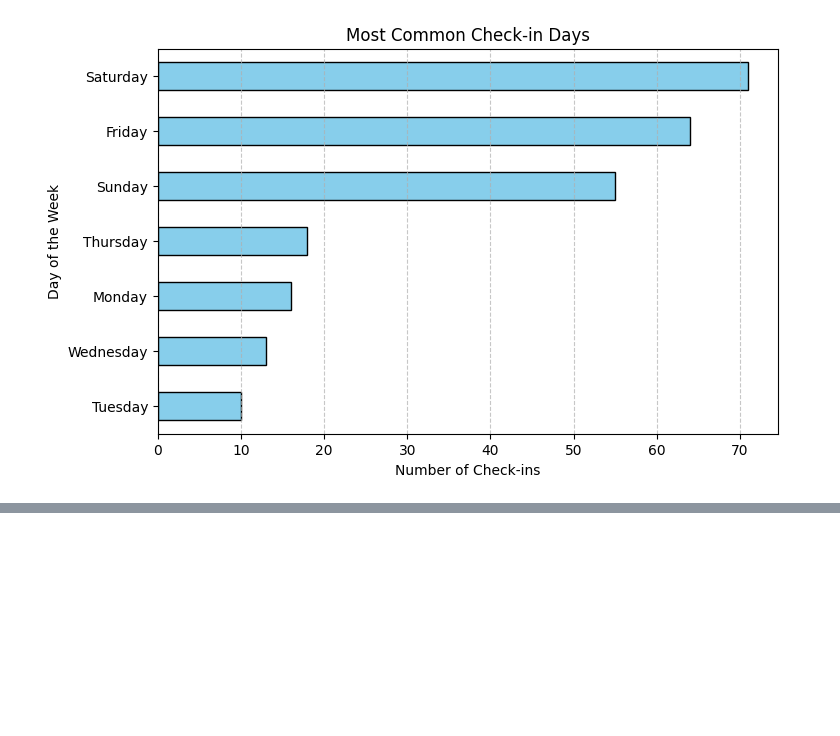
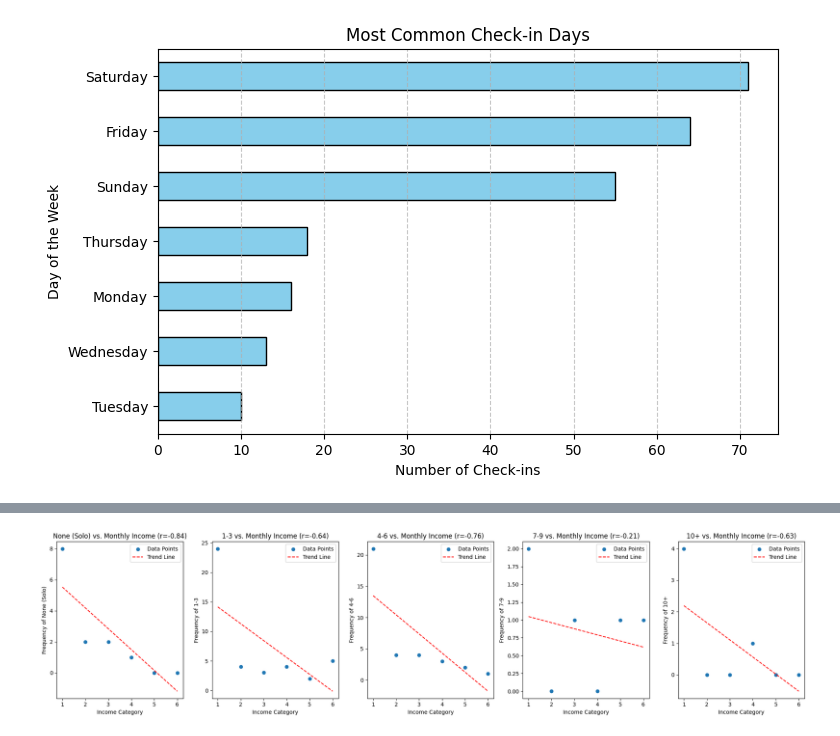
Before and after one commit to KinGabriel/Team_Sports_Survey_Analysis, a Jupyter notebook: descriptive_analysis.ipynb, the cells around one changed output, grey strips where cells are left out. Drawn from its saved outputs; the diff is of its cells as text; code cells hidden in the pictures; blank space fills up the shorter version.

Commit message:
compute the correlation between monthly income and group size

```diff
--- a/descriptive_analysis.ipynb
+++ b/descriptive_analysis.ipynb
@@ -324,3 +324,96 @@ Wednesday    13
 Tuesday      10
 Name: count, dtype: int64
 [figure]
+# %%
+data = pd.read_csv('Team_Sports_Survey_Preprocessed.csv')
+# Keep only relevant columns
+data = data[['Monthly Income (Php)', 'Number of Companions']]
+
+# Define income and group size categories
+income_mapping = {
+    '< 9,100': 1,
+    '9,100 to 18,200': 2,
+    '18,200 to 36,400': 3,
+    '36,400 to 63,700': 4,
+    '63,700 to 109,200': 5,
+    '109,200+': 6,
+    '109,200 +': 6
+}
+
+group_size_mapping = {
+    'None (Solo)': 1,
+    '1-3': 2,
+    '4-6': 3,
+    '7-9': 4,
+    '10+': 5
+}
+
+# Ensure that the values are properly mapped
+data['Income Category'] = data['Monthly Income (Php)'].map(income_mapping)
+
+# Clean 'Number of Companions' values to match mapping keys
+data['Number of Companions'] = data['Number of Companions'].astype(str).str.strip()
+
+# Print unique values to verify potential mismatches
+print("Unique values in 'Number of Companions' column:", data['Number of Companions'].unique())
+
+# Map group sizes, using .get() to prevent errors
+data['Group Size Category'] = data['Number of Companions'].map(group_size_mapping)
+
+# Identify any unmatched values
+unmatched_values = data[data['Group Size Category'].isna()]['Number of Companions'].unique()
+if len(unmatched_values) > 0:
+    print("Warning: Unmatched values found in 'Number of Companions':", unmatched_values)
+
+# Initialize frequency dictionary safely
+frequency_dict = {size: [0] * 6 for size in group_size_mapping.keys()}
+
+# Count occurrences of each group size per income category
+for income_cat in range(1, 7):
+    subset = data[data['Income Category'] == income_cat]
+    for size, size_code in group_size_mapping.items():
+        frequency_dict.setdefault(size, [0] * 6)  # Ensure the key exists
+        frequency_dict[size][income_cat - 1] = (subset['Group Size Category'] == size_code).sum()
+
+# Create summary DataFrame
+summary_df = pd.DataFrame({
+    'Monthly Income': list(income_mapping.keys())[:6],
+    'Income Category': list(range(1, 7)),
+    'None (Solo)': frequency_dict['None (Solo)'],
+    '1-3': frequency_dict['1-3'],
+    '4-6': frequency_dict['4-6'],
+    '7-9': frequency_dict['7-9'],
+    '10+': frequency_dict['10+']
+})
+
+# Print summary data
+print(summary_df)
+
+# Calculate correlations and plot scatter plots
+correlations = {}
+fig, axes = plt.subplots(1, len(group_size_mapping), figsize=(20, 5))
+for i, size in enumerate(group_size_mapping.keys()):
+    corr, _ = stats.pearsonr(summary_df['Income Category'], summary_df[size])
+    correlations[size] = corr
+
+    # Scatter plot
+    axes[i].scatter(summary_df['Income Category'], summary_df[size], label="Data Points")
+
+    # Trend line
+    z = np.polyfit(summary_df['Income Category'], summary_df[size], 1)
+    p = np.poly1d(z)
+    axes[i].plot(summary_df['Income Category'], p(summary_df['Income Category']), "r--", label="Trend Line")
+
+    axes[i].set_title(f"{size} vs. Monthly Income (r={corr:.2f})")
+    axes[i].set_xlabel("Income Category")
+    axes[i].set_ylabel(f"Frequency of {size}")
+    axes[i].legend()
+
+plt.tight_layout()
+plt.show()
+
+# Print correlation results
+print("Correlations:")
+for key, value in correlations.items():
+    print(f"{key} vs. Monthly Income: {value:.2f}")
+# %% [output]
@@ -326,0 +428 @@ Name: count, dtype: int64
+[figure, added]
```
Also changed, not shown: parts of 1 cell of this notebook.
